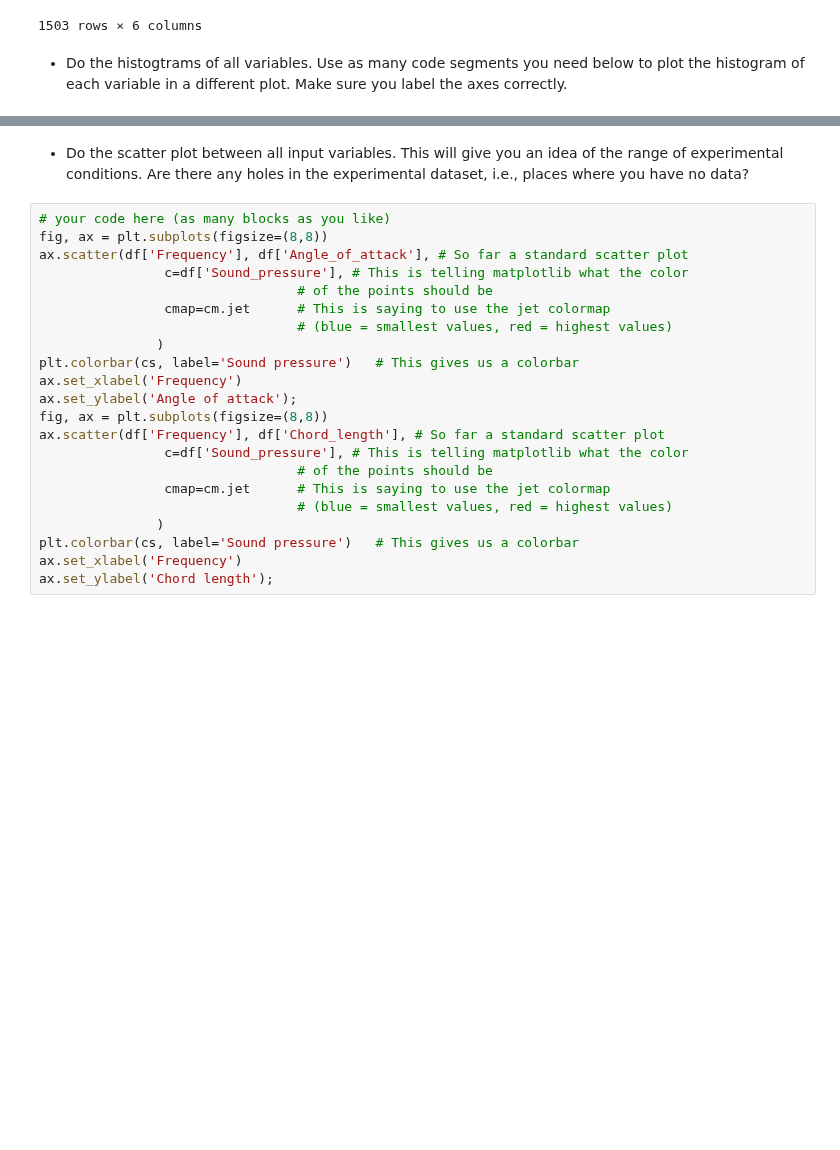
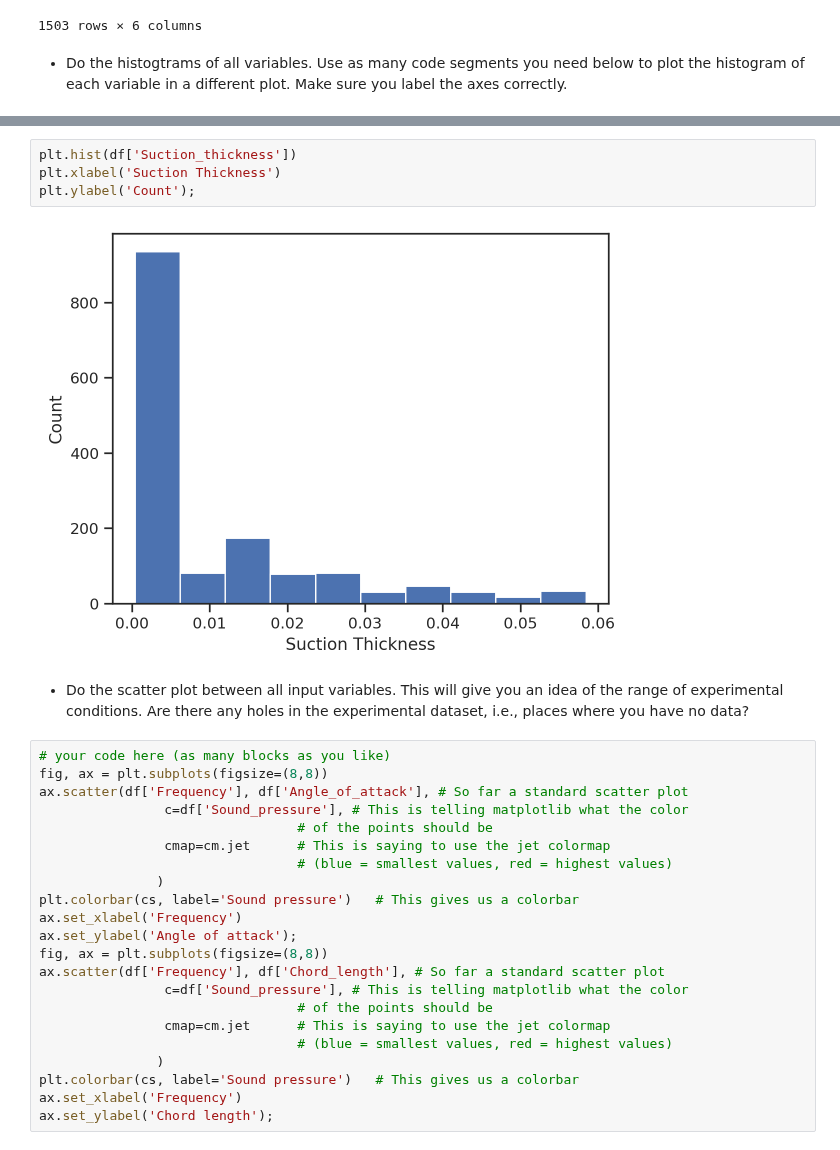
Before and after one commit to Pkuna28/homework, a Jupyter notebook: lecture04/homework_04.ipynb, the cells around one changed output, grey strips where cells are left out. Saved outputs shown, nothing was run; the diff lists cells and outputs as text; blank space fills up the shorter version.

```diff
--- a/lecture04/homework_04.ipynb
+++ b/lecture04/homework_04.ipynb
@@ -188,3 +205,9 @@ df
+# %%
+plt.hist(df['Suction_thickness'])
+plt.xlabel('Suction Thickness')
+plt.ylabel('Count');
+# %% [output]
+[figure, added]
 # %% [markdown]
 + Do the scatter plot between all input variables. This will give you an idea of the range of experimental conditions. Are there any holes in the experimental dataset, i.e., places where you have no data?
 # %%
```
Also changed, not shown: parts of 5 cells of this notebook.
